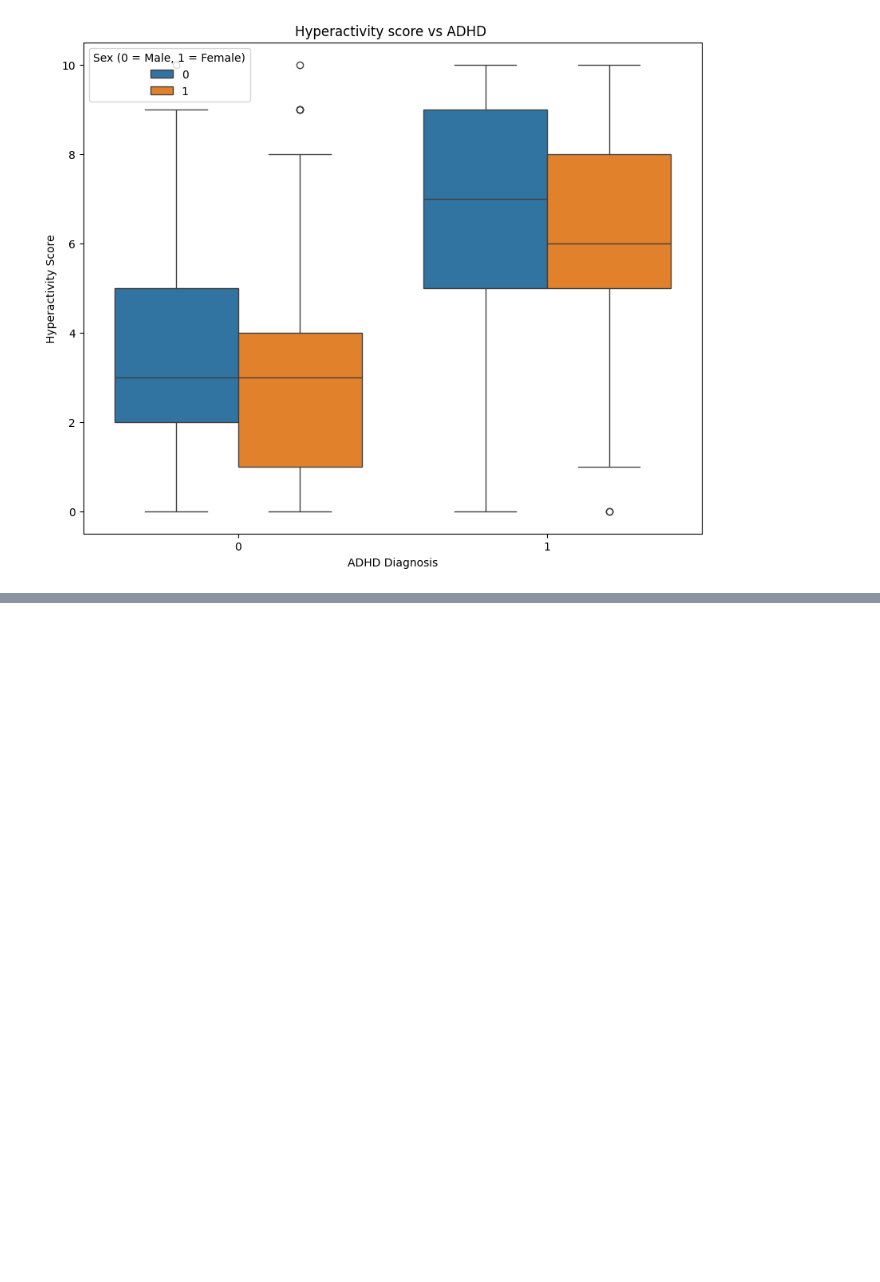
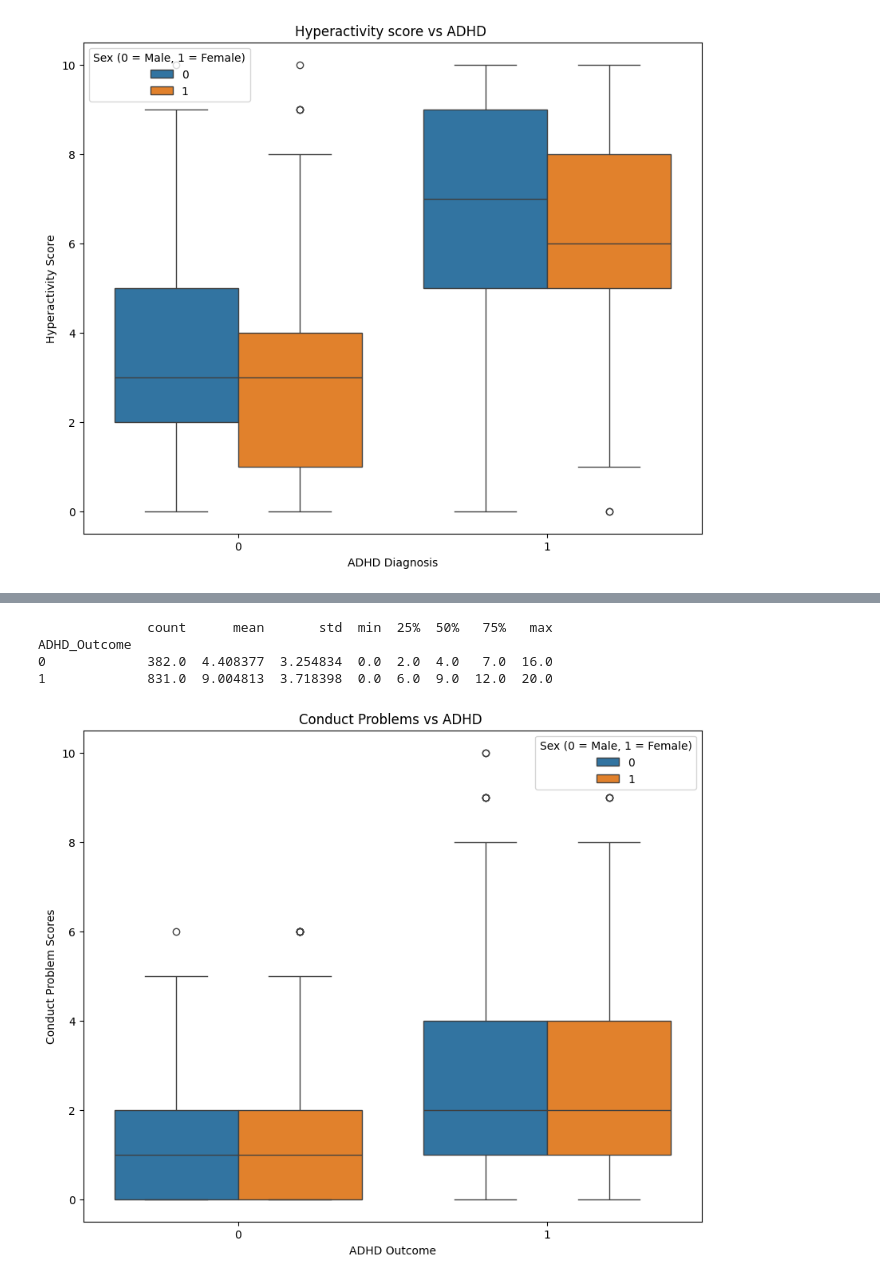
Before and after one commit to Folasewa/Health-Tech-DS-Projects, a Jupyter notebook: ADHD-Kaggle/adhd.ipynb, the cells around one changed output, grey strips where cells are left out. Saved outputs shown, nothing was run; the diff lists cells and outputs as text; code cells hidden in the pictures; blank space fills up the shorter version.

```diff
--- a/ADHD-Kaggle/adhd.ipynb
+++ b/ADHD-Kaggle/adhd.ipynb
@@ -242,0 +268,17 @@ plt.figure
+# %%
+print(train_data.groupby("ADHD_Outcome")["SDQ_SDQ_Externalizing"].describe()) #is the mean externalizing score higher in ADHD patients?
+# %% [output]
+              count      mean       std  min  25%  50%   75%   max
+ADHD_Outcome
+0             382.0  4.408377  3.254834  0.0  2.0  4.0   7.0  16.0
+1             831.0  9.004813  3.718398  0.0  6.0  9.0  12.0  20.0
+# %%
+plt.figure(figsize = (10, 8))
+sns.boxplot(data = train_data, x = 'ADHD_Outcome', y = 'SDQ_SDQ_Conduct_Problems', hue='Sex_F')
+plt.title("Conduct Problems vs ADHD ")
+plt.xlabel("ADHD Outcome")
+plt.ylabel("Conduct Problem Scores")
+plt.legend(title = "Sex (0 = Male, 1 = Female)")
+plt.show()
+# %% [output]
+[figure, added]
```
Also changed, not shown: parts of 14 cells of this notebook, 1 other file.
